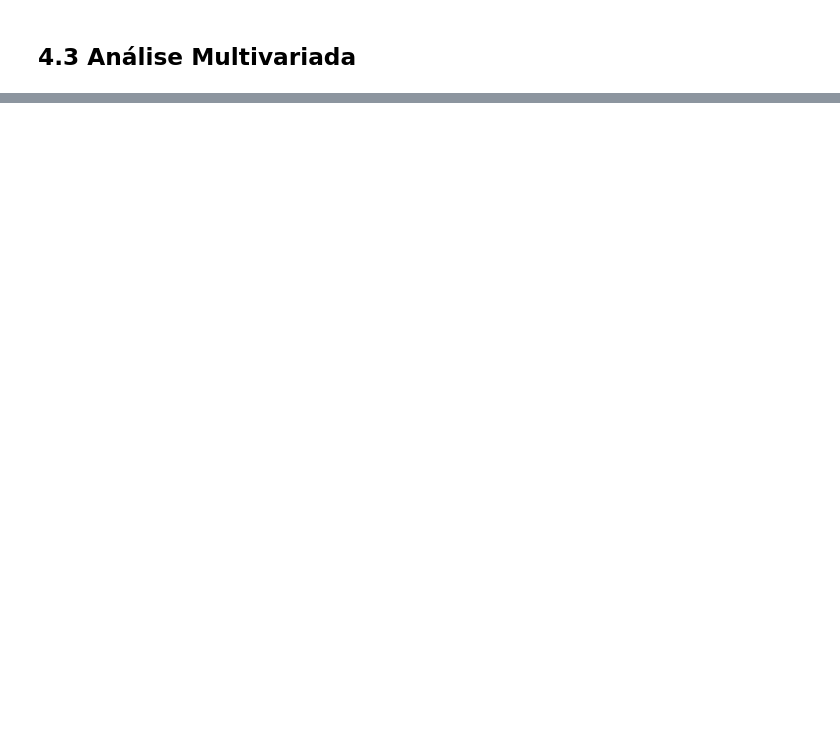
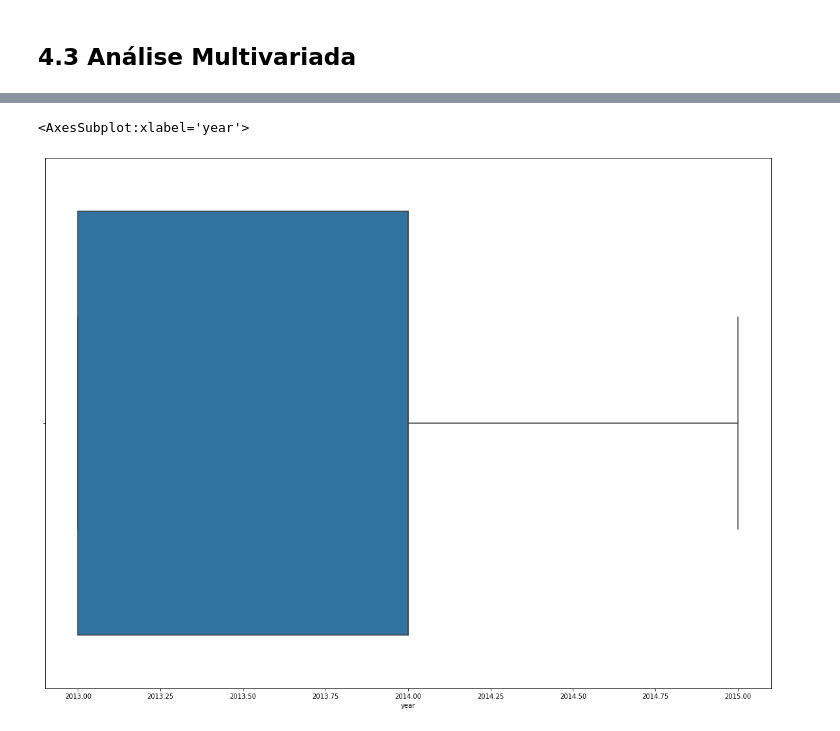
Before and after one commit to joaodequeiroz/Store-Sales-Prediction, a Jupyter notebook: m04_v01_store_sales_prediction.ipynb, the cells around one changed output, grey strips where cells are left out. Cells and saved outputs as stored; diff of their text form; code cells hidden in the pictures; blank space fills up the shorter version.

```diff
--- a/m04_v01_store_sales_prediction.ipynb
+++ b/m04_v01_store_sales_prediction.ipynb
@@ -823,0 +865,6 @@ sns.heatmap(d, annot=True);
+# %%
+plt.figure(figsize=(20,15))
+sns.boxplot(df5['year'])
+# %% [output]
+<AxesSubplot:xlabel='year'>
+[figure, added]
```
Also changed, not shown: parts of 72 cells of this notebook.
